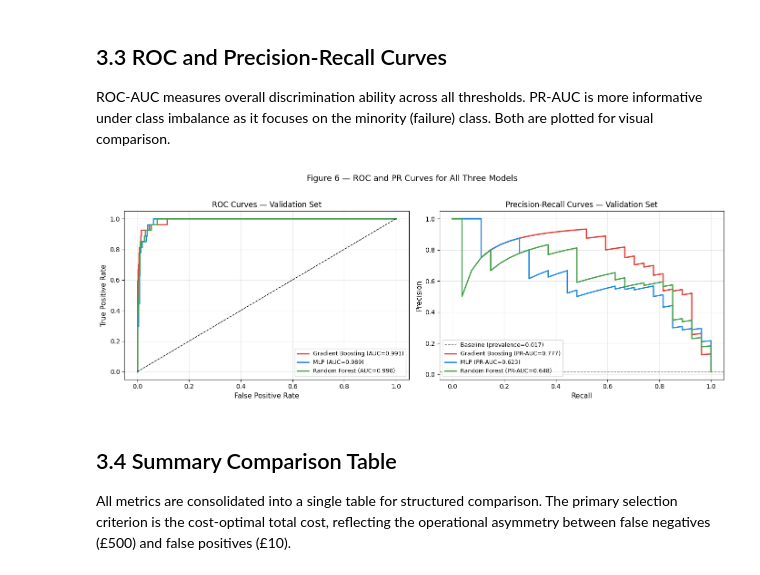
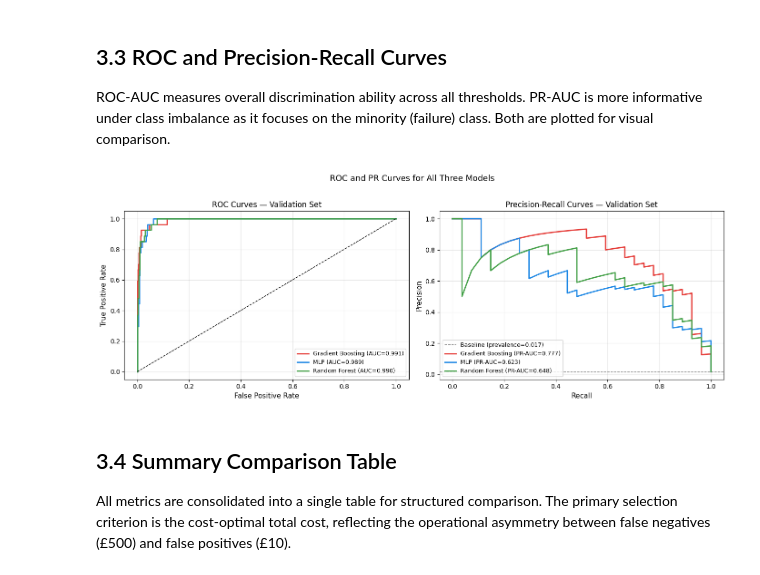
Before and after one commit to YameenMunir/Artificial-Intelligence-Coursework, a Jupyter notebook: notebook/CSI_6_ARI_2526_CW2_CODE_4214293.ipynb, the cells around one changed output. Cells and saved outputs as stored; diff of their text form; code cells hidden in the pictures.

```diff
--- a/notebook/CSI_6_ARI_2526_CW2_CODE_4214293.ipynb
+++ b/notebook/CSI_6_ARI_2526_CW2_CODE_4214293.ipynb
@@ -822,35 +819,35 @@ ax = axes[0]
 for name, res in results.items():
     fpr, tpr, _ = roc_curve(y_val, res['y_proba'])
     ax.plot(fpr, tpr, label=f"{name} (AUC={res['roc_auc']:.3f})",
             color=colors[name], linewidth=2)
 ax.plot([0, 1], [0, 1], 'k--', linewidth=1)
 ax.set_xlabel('False Positive Rate', fontsize=11)
 ax.set_ylabel('True Positive Rate', fontsize=11)
 ax.set_title('ROC Curves — Validation Set', fontsize=12)
 ax.legend(fontsize=9)
 ax.grid(alpha=0.3)
 
 # --- PR Curve ---
 ax = axes[1]
 baseline = y_val.mean()
 ax.axhline(baseline, color='grey', linestyle='--', linewidth=1,
            label=f'Baseline (prevalence={baseline:.3f})')
 for name, res in results.items():
     prec_c, rec_c, _ = precision_recall_curve(y_val, res['y_proba'])
     ax.plot(rec_c, prec_c, label=f"{name} (PR-AUC={res['pr_auc']:.3f})",
             color=colors[name], linewidth=2)
 ax.set_xlabel('Recall', fontsize=11)
 ax.set_ylabel('Precision', fontsize=11)
 ax.set_title('Precision-Recall Curves — Validation Set', fontsize=12)
 ax.legend(fontsize=9)
 ax.grid(alpha=0.3)
 
-plt.suptitle('Figure 6 — ROC and PR Curves for All Three Models', fontsize=13, y=1.02)
+plt.suptitle('ROC and PR Curves for All Three Models', fontsize=13, y=1.02)
 plt.tight_layout()
 plt.savefig('fig6_roc_pr_curves.png', dpi=150, bbox_inches='tight')
 plt.show()
 # %% [output]
-[figure, old version]
+[figure, new version]
 # %% [markdown]
 ## 3.4 Summary Comparison Table
 
```
Also changed, not shown: parts of 4 cells of this notebook.
